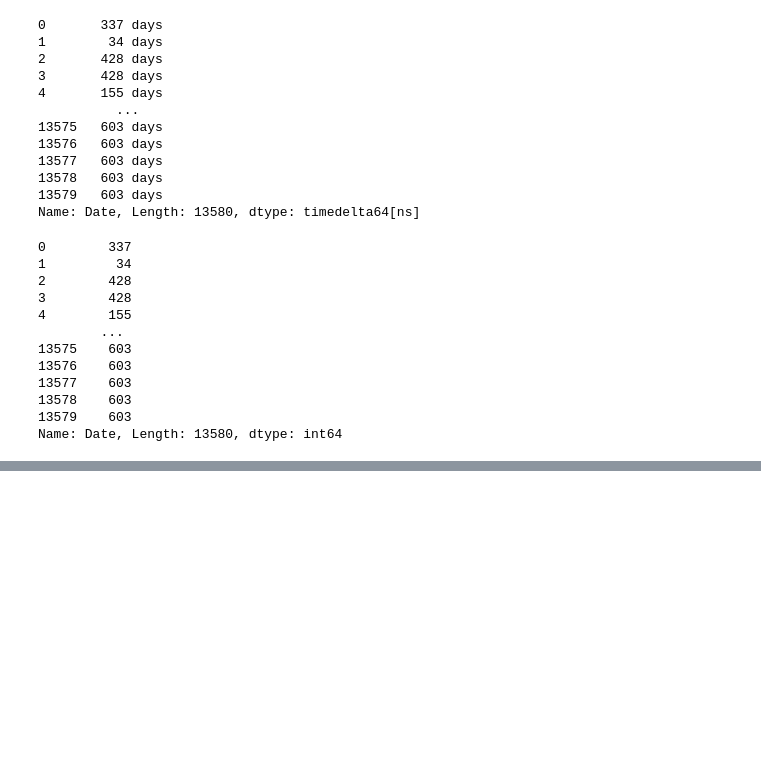
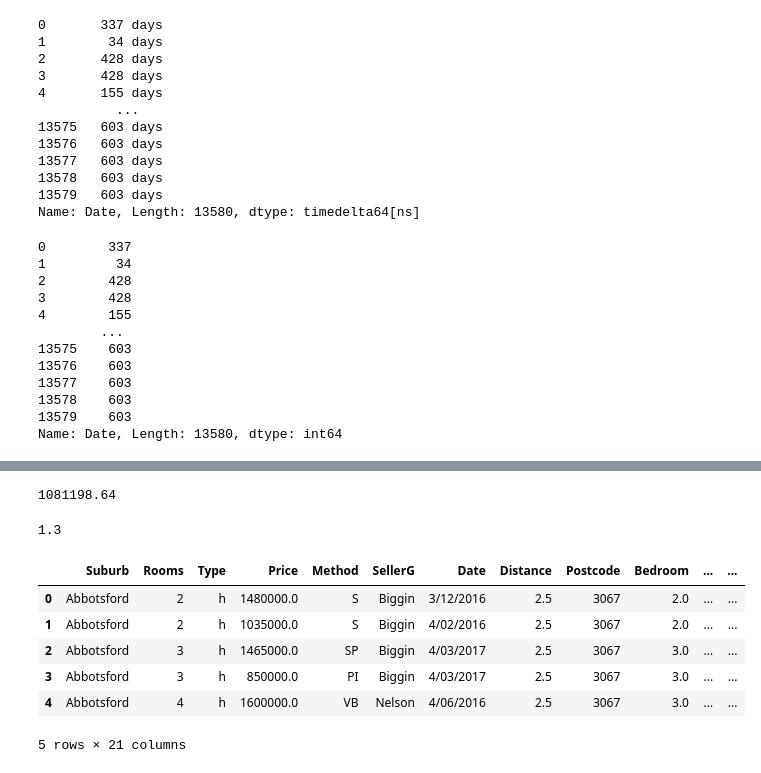
Before and after one commit to sonics738/DataScience-2022, a Jupyter notebook: PY10 Введение в Pandas/Data/melb_data.ipynb, the cells around one changed output, grey strips where cells are left out. Cells and saved outputs as stored; diff of their text form; code cells hidden in the pictures; blank space fills up the shorter version.

```diff
--- a/PY10 Введение в Pandas/Data/melb_data.ipynb
+++ b/PY10 Введение в Pandas/Data/melb_data.ipynb
@@ -536,3 +584,33 @@ NameError: name 'melb_df' is not defined
+# %%
+def get_weekend(weekday):
+    if weekday == 5 or weekday == 6:
+        return 1
+    else:
+        return 0
+melb_df['Weekend'] = melb_df['WeekdaySale'].apply(get_weekend)
+print(round(melb_df[melb_df['Weekend']==1]['Price'].mean(), 2))
+# %% [output]
+1081198.64
+# %%
+popular_seler = melb_df['SellerG'].value_counts().nlargest(49).index
+# заменяем значения улиц, не попавших в список популярных на строку 'other'
+melb_df['SellerG'] = melb_df['SellerG'].apply(lambda x: x if x in popular_seler else 'other')
+
+a = melb_df[melb_df['SellerG'] == 'Nelson']['Price'].min()
+b = melb_df[melb_df['SellerG'] == 'other']['Price'].min()
+print(round(a/b, 1))
+# %% [output]
+1.3
+# %%
+melb_df.head()
+# %% [output]
+|  | Suburb | Rooms | Type | Price | Method | SellerG | Date | Distance | Postcode | Bedroom | ... | ... |
+| 0 | Abbotsford | 2 | h | 1480000.0 | S | Biggin | 3/12/2016 | 2.5 | 3067 | 2.0 | ... | ... |
+| 1 | Abbotsford | 2 | h | 1035000.0 | S | Biggin | 4/02/2016 | 2.5 | 3067 | 2.0 | ... | ... |
+| 2 | Abbotsford | 3 | h | 1465000.0 | SP | Biggin | 4/03/2017 | 2.5 | 3067 | 3.0 | ... | ... |
+| 3 | Abbotsford | 3 | h | 850000.0 | PI | Biggin | 4/03/2017 | 2.5 | 3067 | 3.0 | ... | ... |
+| 4 | Abbotsford | 4 | h | 1600000.0 | VB | Nelson | 4/06/2016 | 2.5 | 3067 | 3.0 | ... | ... |
+5 rows × 21 columns
 # %%
 print(melb_df['Address'].nunique())
 # %% [output]
```
Also changed, not shown: parts of 42 cells of this notebook, 8 other files.
